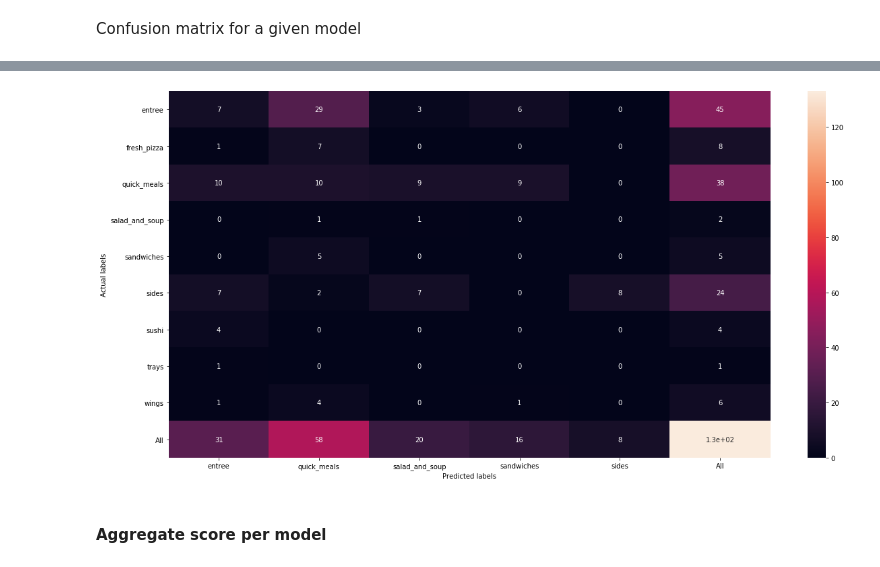
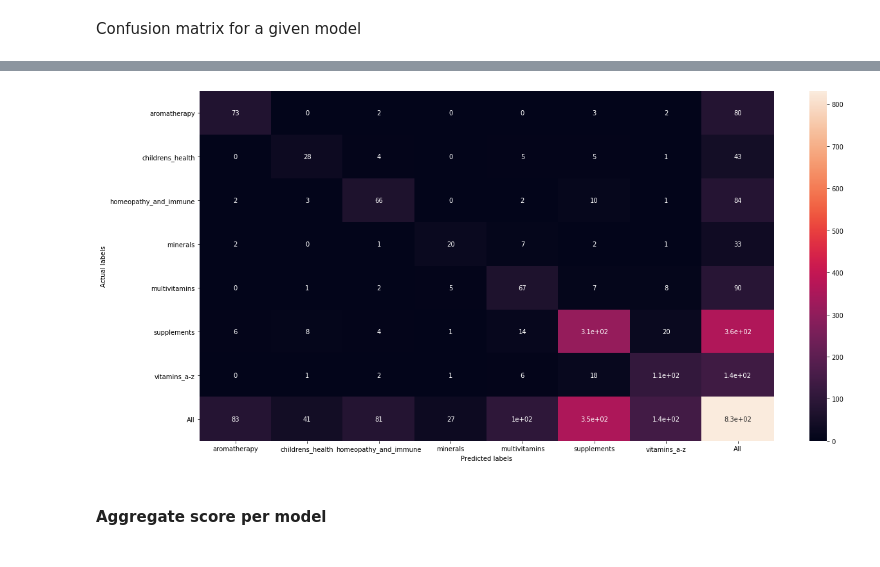
Before and after one commit to AbhiSivaprasad/doordash-ml, a Jupyter notebook: notebooks/# of Data + Impact on Predictions.ipynb, the cells around one changed output, grey strips where cells are left out. Saved outputs shown, nothing was run; the diff lists cells and outputs as text; code cells hidden in the pictures.

Commit message:
added hybrid preds to notebook analysis

```diff
--- a/notebooks/# of Data + Impact on Predictions.ipynb
+++ b/notebooks/# of Data + Impact on Predictions.ipynb
@@ -152,6 +155,7 @@ For every L1 and L2 category, we need to extract two scores: (train doordash -->
 # %%
 doordash_accs = {}  # key = (l1, l2) value = acc
 scraped_accs = {}  # key = (l1, l2) value = acc
+hybrid_accs = {}  # key = (l1, l2) value = acc
 # %%
 # Given predictions, calculate the accuracy per sub-category
 def get_accuracies(category_id, preds, accs_dict):
@@ -179,8 +183,9 @@ def eval_predictions(dir_path, accs_dict):
 
     return predictions
 # %%
-doordash_preds = eval_predictions("../preds/doordash", doordash_accs)
-scraped_preds = eval_predictions("../preds/doordash-google-instacart", scraped_accs)
+doordash_preds = eval_predictions("../local/preds/nlp-doordash", doordash_accs)
+scraped_preds = eval_predictions("../local/preds/nlp-doordash-google-instacart", scraped_accs)
+hybrid_preds = eval_predictions("../local/preds/hybrid-doordash", hybrid_accs)
 # %% [markdown]
 #### L1
 # %%
@@ -319,7 +319,7 @@ snacks         chips                          1676.0          261.0    436.0
 # %% [markdown]
 Confusion matrix for a given model
 # %%
-preds = predictions["fresh_food"]
+preds = hybrid_preds["vitamins"]
 
 # generate confusion matrix
 confusion_matrix = pd.crosstab(preds["Category ID"], preds["Pred"], margins=True)
@@ -357,4 +355,4 @@ confusion_matrix
-[figure, old version]
+[figure, new version]
 # %% [markdown]
 #### Aggregate score per model
 # %% [markdown]
```
Also changed, not shown: parts of 20 cells of this notebook.
